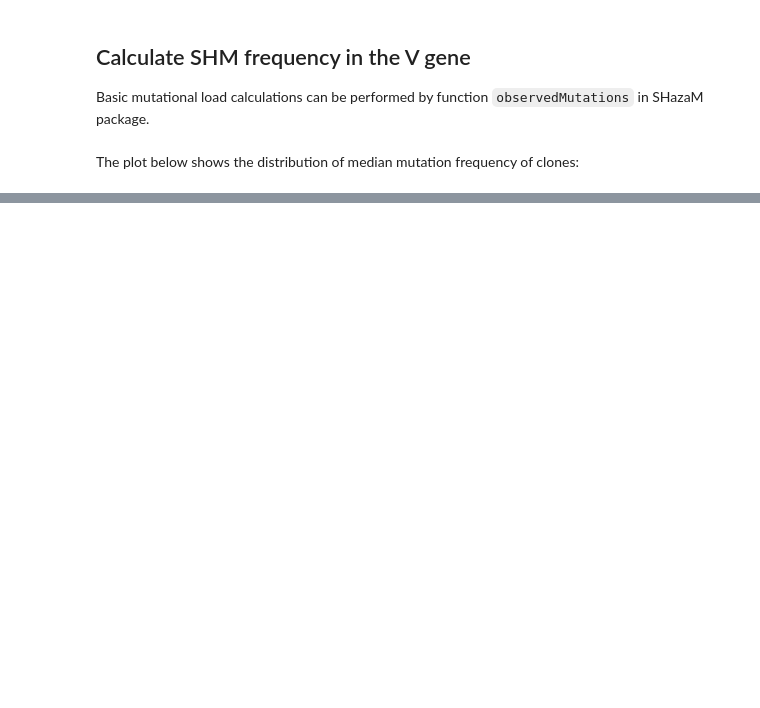
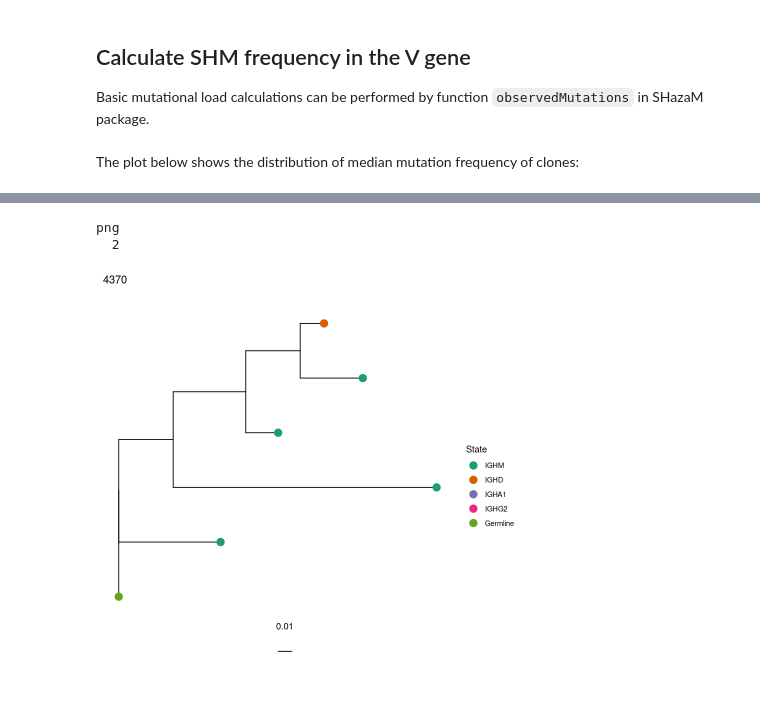
Before and after one commit to immcantation/immcantation, a Jupyter notebook: training/10x_tutorial.ipynb, the cells around one changed output, grey strips where cells are left out. Cells and saved outputs as stored; diff of their text form; code cells hidden in the pictures; blank space fills up the shorter version.

Commit message:
10x tutorial updates, added dowser and edited code examples

```diff
--- a/training/10x_tutorial.ipynb
+++ b/training/10x_tutorial.ipynb
@@ -259,9 +279,8 @@ Before B cell lineage trees can be built, it is necessary to construct the unmut
 # %%
-# run createGermlines
-results <- select(results, -"germline_alignment")# remove germline_alignment generated before
-references <- readIMGT(dir = "human_vdj")
+# run createGermlines using IMGT files in Docker container.
+references <- readIMGT(dir = "~/share/germlines/imgt/human/vdj")
 
-h <- createGermlines(dplyr::filter(results,locus == "IGH"), references)
-k <- createGermlines(dplyr::filter(results,locus == "IGK"), references, locus = "IGK")
-l <- createGermlines(dplyr::filter(results,locus == "IGL"), references, locus = "IGL")
+h <- createGermlines(filter(results, locus == "IGH"), references)
+k <- createGermlines(filter(results, locus == "IGK"), references, locus = "IGK")
+l <- createGermlines(filter(results, locus == "IGL"), references, locus = "IGL")
 # %% [output]
@@ -280,7 +299,7 @@ data.h <- observedMutations(h,
                             regionDefinition = IMGT_V,
                             frequency = TRUE,
                             combine = TRUE,
-                            nproc = 3)
+                            nproc = 1)
 # %% [markdown]
 The plot below shows the distribution of median mutation frequency of clones:
 # %%
@@ -296,0 +320,6 @@ ggplot(mut_freq_clone, aes(median_mut_freq)) +
+# %%
+library(dowser)
+
+clones <- formatClones(data.h, traits="c_call", columns="subject", minseq=3)
+
+print(clones)
@@ -296,0 +378,4 @@ ggplot(mut_freq_clone, aes(median_mut_freq)) +
+# %%
+trees <- getTrees(clones, build="igphyml", nproc=1, exec="/usr/local/share/igphyml/src/igphyml")
+
+print(trees)
@@ -296,0 +407,12 @@ ggplot(mut_freq_clone, aes(median_mut_freq)) +
+# %%
+p <- plotTrees(trees, tips="c_call", tipsize=4)
+
+# plot first tree
+p[[1]]
+
+# Save all trees to a pdf
+treesToPDF(p, file="alltrees.pdf")
+# %% [output]
+png
+  2
+[figure, added]
```
Also changed, not shown: parts of 24 cells of this notebook.
